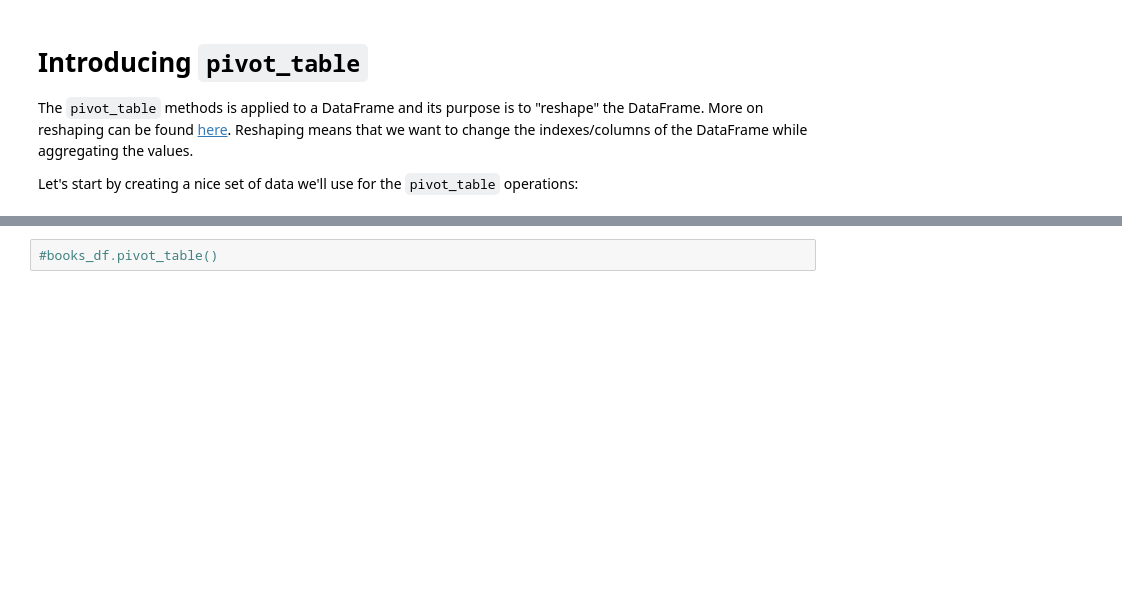
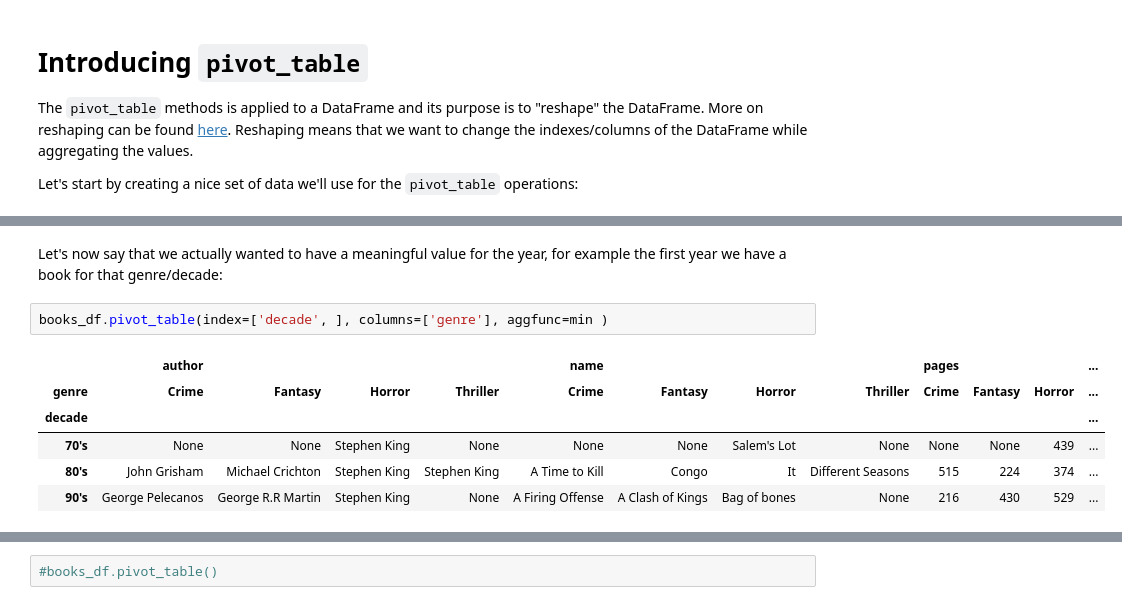
Before and after one commit to spapas/spapas.github.io, a Jupyter notebook: content/pandas-pivot-table-primer.ipynb, the cells around one changed output, grey strips where cells are left out. Drawn from its saved outputs; the diff is of its cells as text; blank space fills up the shorter version.

```diff
--- a/content/pandas-pivot-table-primer.ipynb
+++ b/content/pandas-pivot-table-primer.ipynb
@@ -446,0 +428,11 @@ Name: author, dtype: object <class 'pandas.core.series.Series'>
+# %% [markdown]
+Let's now say that we actually wanted to have a meaningful value for the year, for example the first year we have a book for that genre/decade:
+# %%
+books_df.pivot_table(index=['decade', ], columns=['genre'], aggfunc=min )
+# %% [output]
+|  | author |  |  |  | name |  |  |  | pages |  |  | ... |
+| genre | Crime | Fantasy | Horror | Thriller | Crime | Fantasy | Horror | Thriller | Crime | Fantasy | Horror | ... |
+| decade |  |  |  |  |  |  |  |  |  |  |  | ... |
+| 70's | None | None | Stephen King | None | None | None | Salem's Lot | None | None | None | 439 | ... |
+| 80's | John Grisham | Michael Crichton | Stephen King | Stephen King | A Time to Kill | Congo | It | Different Seasons | 515 | 224 | 374 | ... |
+| 90's | George Pelecanos | George R.R Martin | Stephen King | None | A Firing Offense | A Clash of Kings | Bag of bones | None | 216 | 430 | 529 | ... |
```
Also changed, not shown: parts of 24 cells of this notebook.
